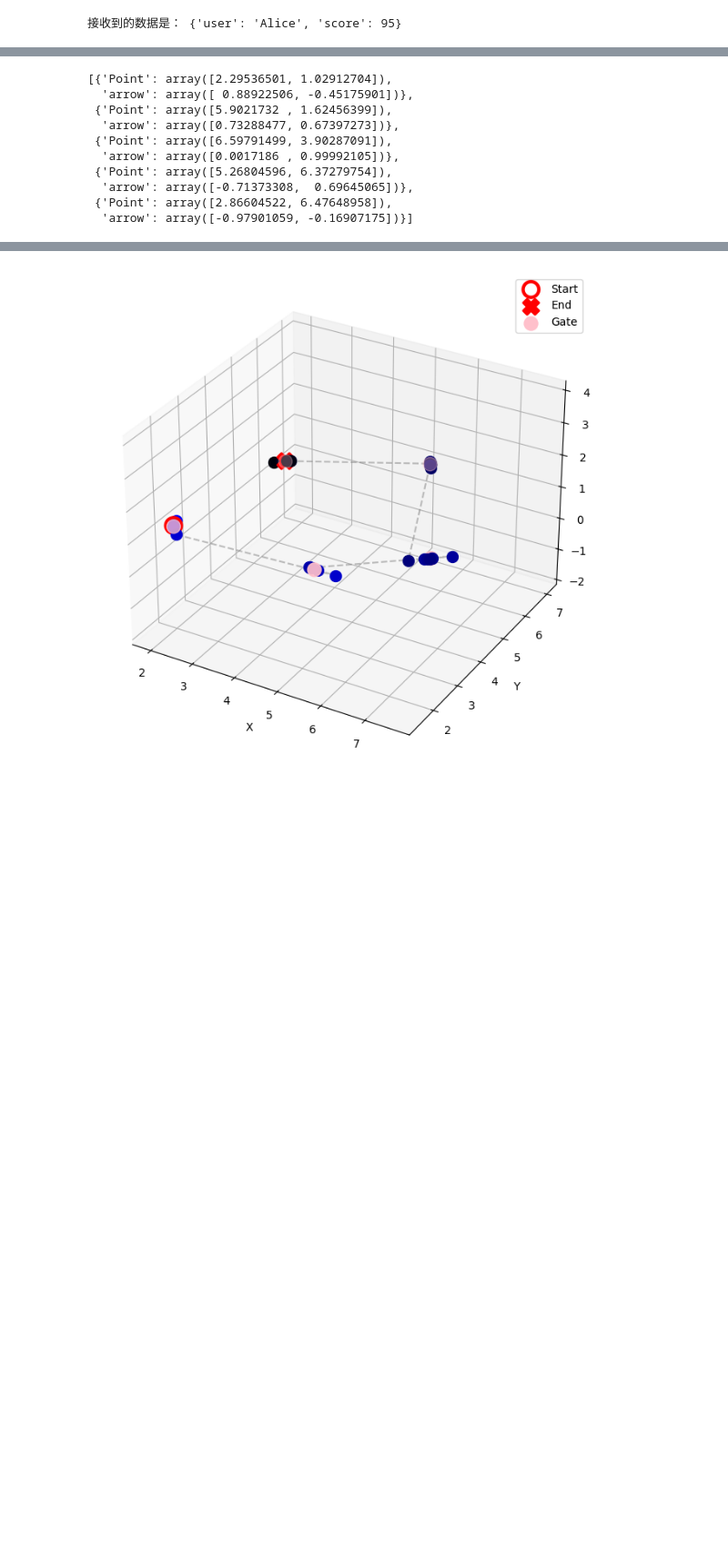
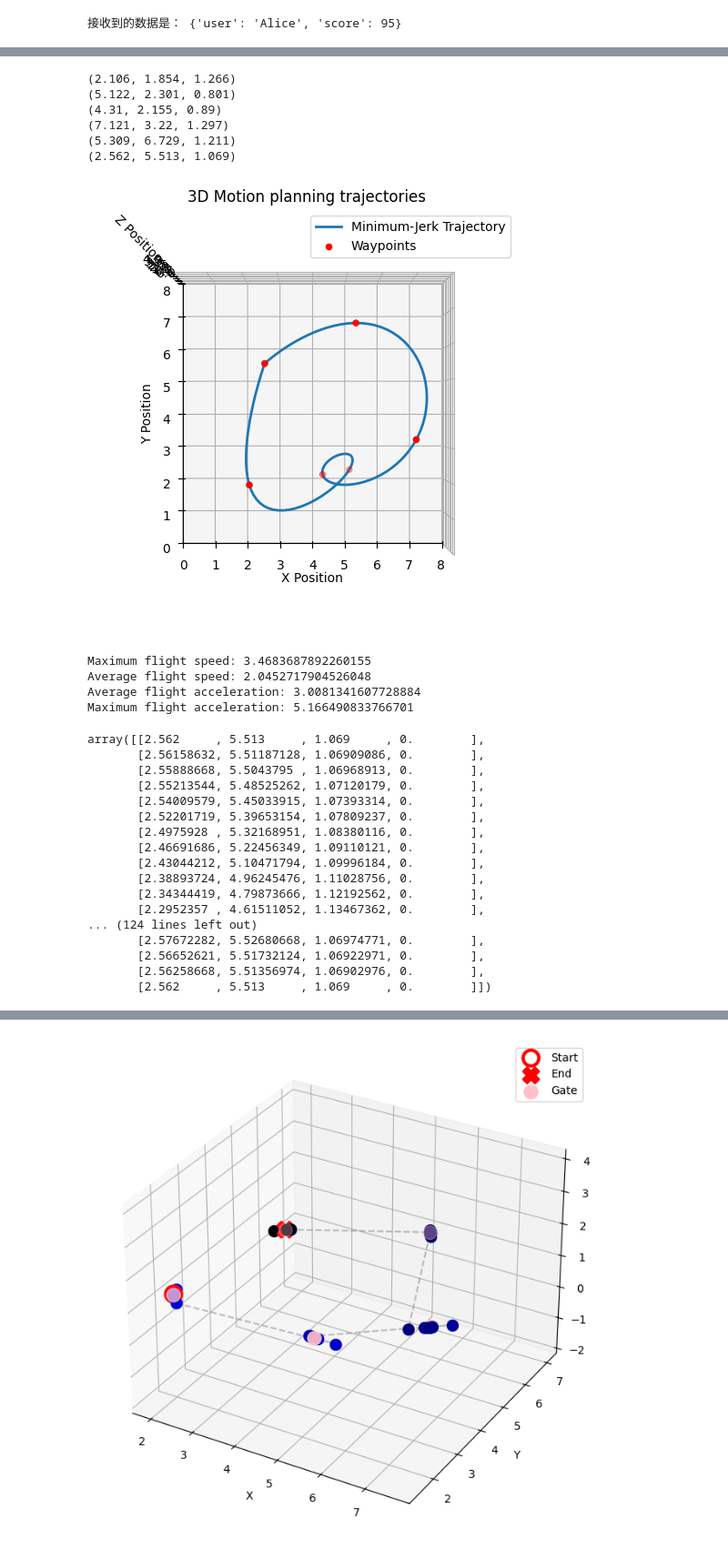
Before and after one commit to MATH-286-Pro/EPFL-MICRO-502-Aerial-Robotics, a Jupyter notebook: test.ipynb, the cells around one changed output, grey strips where cells are left out. Shown at 91% size. Cells and saved outputs as stored; diff of their text form; code cells hidden in the pictures; blank space fills up the shorter version.

```diff
--- a/test.ipynb
+++ b/test.ipynb
@@ -182,16 +278,42 @@ plt.show()
 # %%
 from controllers.main.assignment.filter import *
 
 data = AggregatedExtractor(csv_path='target_positions.csv')
 data.get_aggregated()
+points = data.convert_to_planning()
+
+for point in points:
+    print(point)
+
+from controllers.main.assignment.planning import *
+planner = MotionPlanner3D(obstacles=None, points=points, DEBUG = True)
+planner.trajectory_setpoints
 # %% [output]
-[{'Point': array([2.29536501, 1.02912704]),
-  'arrow': array([ 0.88922506, -0.45175901])},
- {'Point': array([5.9021732 , 1.62456399]),
-  'arrow': array([0.73288477, 0.67397273])},
- {'Point': array([6.59791499, 3.90287091]),
-  'arrow': array([0.0017186 , 0.99992105])},
- {'Point': array([5.26804596, 6.37279754]),
-  'arrow': array([-0.71373308,  0.69645065])},
- {'Point': array([2.86604522, 6.47648958]),
-  'arrow': array([-0.97901059, -0.16907175])}]
+(2.106, 1.854, 1.266)
+(5.122, 2.301, 0.801)
+(4.31, 2.155, 0.89)
+(7.121, 3.22, 1.297)
+(5.309, 6.729, 1.211)
+(2.562, 5.513, 1.069)
+[figure, added]
+Maximum flight speed: 3.4683687892260155
+Average flight speed: 2.0452717904526048
+Average flight acceleration: 3.0081341607728884
+Maximum flight acceleration: 5.166490833766701
+array([[2.562     , 5.513     , 1.069     , 0.        ],
+       [2.56158632, 5.51187128, 1.06909086, 0.        ],
+       [2.55888668, 5.5043795 , 1.06968913, 0.        ],
+       [2.55213544, 5.48525262, 1.07120179, 0.        ],
+       [2.54009579, 5.45033915, 1.07393314, 0.        ],
+       [2.52201719, 5.39653154, 1.07809237, 0.        ],
+       [2.4975928 , 5.32168951, 1.08380116, 0.        ],
+       [2.46691686, 5.22456349, 1.09110121, 0.        ],
+       [2.43044212, 5.10471794, 1.09996184, 0.        ],
+       [2.38893724, 4.96245476, 1.11028756, 0.        ],
+       [2.34344419, 4.79873666, 1.12192562, 0.        ],
+       [2.2952357 , 4.61511052, 1.13467362, 0.        ],
+... (124 lines left out)
+       [2.57672282, 5.52680668, 1.06974771, 0.        ],
+       [2.56652621, 5.51732124, 1.06922971, 0.        ],
+       [2.56258668, 5.51356974, 1.06902976, 0.        ],
+       [2.562     , 5.513     , 1.069     , 0.        ]])
```
Also changed, not shown: parts of 7 cells of this notebook, 5 other files.
